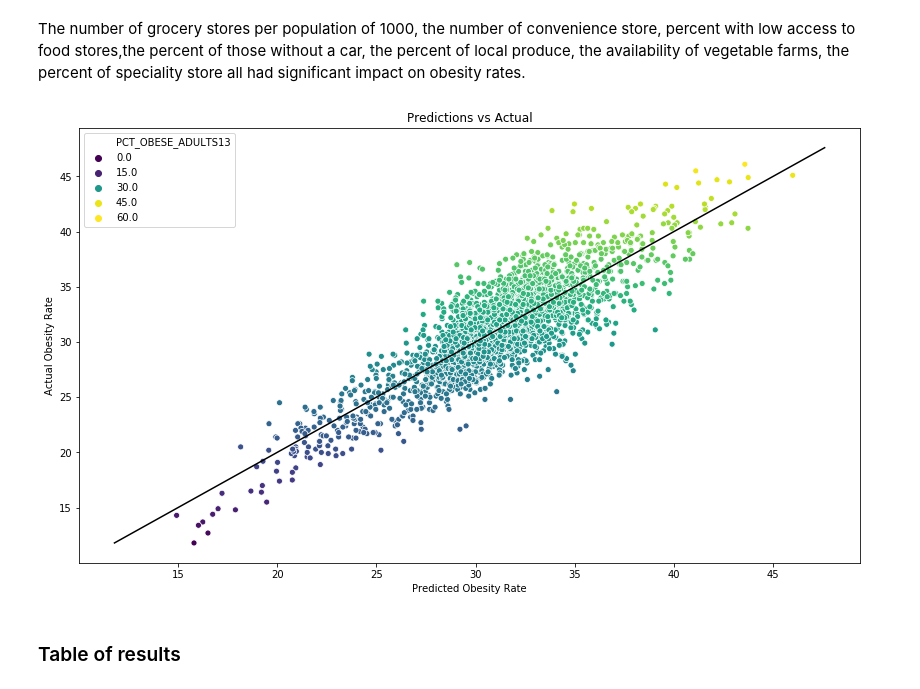
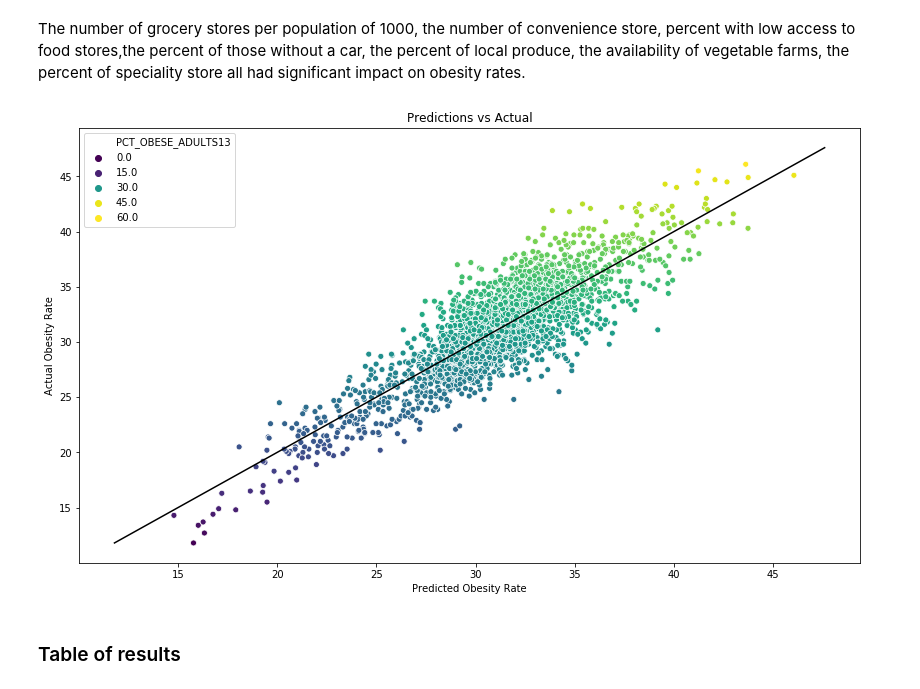
Before and after one commit to Graceallison/Predicting-Obesity-Rates-Based-on-Food-Atlas, a Jupyter notebook: Code/Modelling.ipynb, the cells around one changed output. Drawn from its saved outputs; the diff is of its cells as text; code cells hidden in the pictures.

```diff
--- a/Code/Modelling.ipynb
+++ b/Code/Modelling.ipynb
@@ -1039,13 +1061,13 @@ strong multicollinearity or other numerical problems.
 The number of grocery stores per population of 1000, the number of convenience store, percent with low access to food stores,the percent of those without a car, the percent of local produce, the availability of vegetable farms, the percent of speciality store all had significant impact on obesity rates.
 # %%
 plt.figure(figsize=(14,8))
-ax = sns.scatterplot(pred_train_lasso, y_train_rf, hue=y_train_rf, palette='viridis', legend="brief");
+ax = sns.scatterplot(predict_train_rf, y_train_rf, hue=y_train_rf, palette='viridis', legend="brief");
 ax.plot([np.min(y), np.max(y)],
          [np.min(y), np.max(y)],
          color = 'black')
 ax.set(xlabel="Predicted Obesity Rate", ylabel="Actual Obesity Rate", title="Predictions vs Actual");
 # %% [output]
-[figure, old version]
+[figure, new version]
 # %% [markdown]
 ### Table of results
 # %% [markdown]
```
Also changed, not shown: parts of 88 cells of this notebook, 1 other file.
